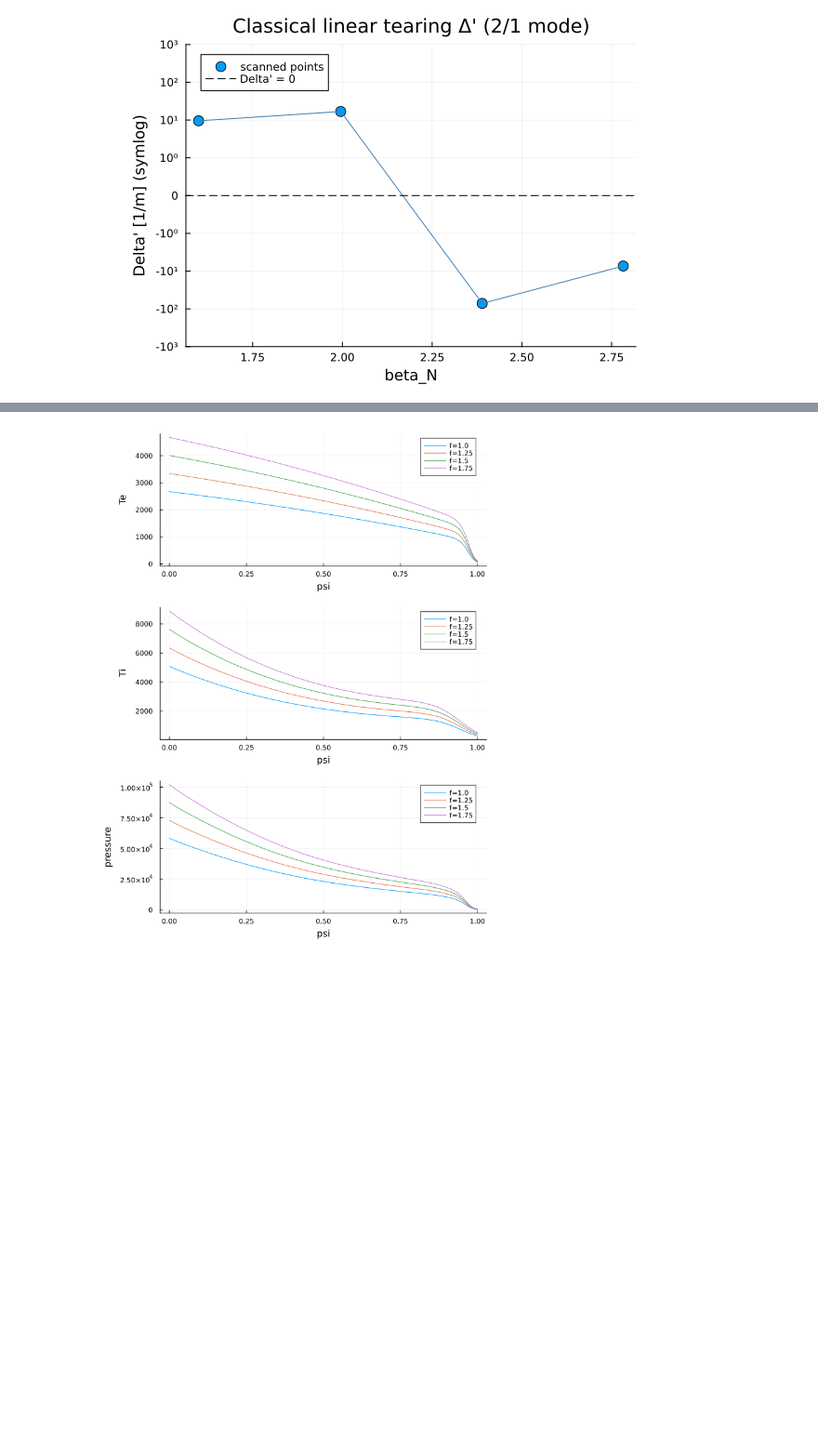
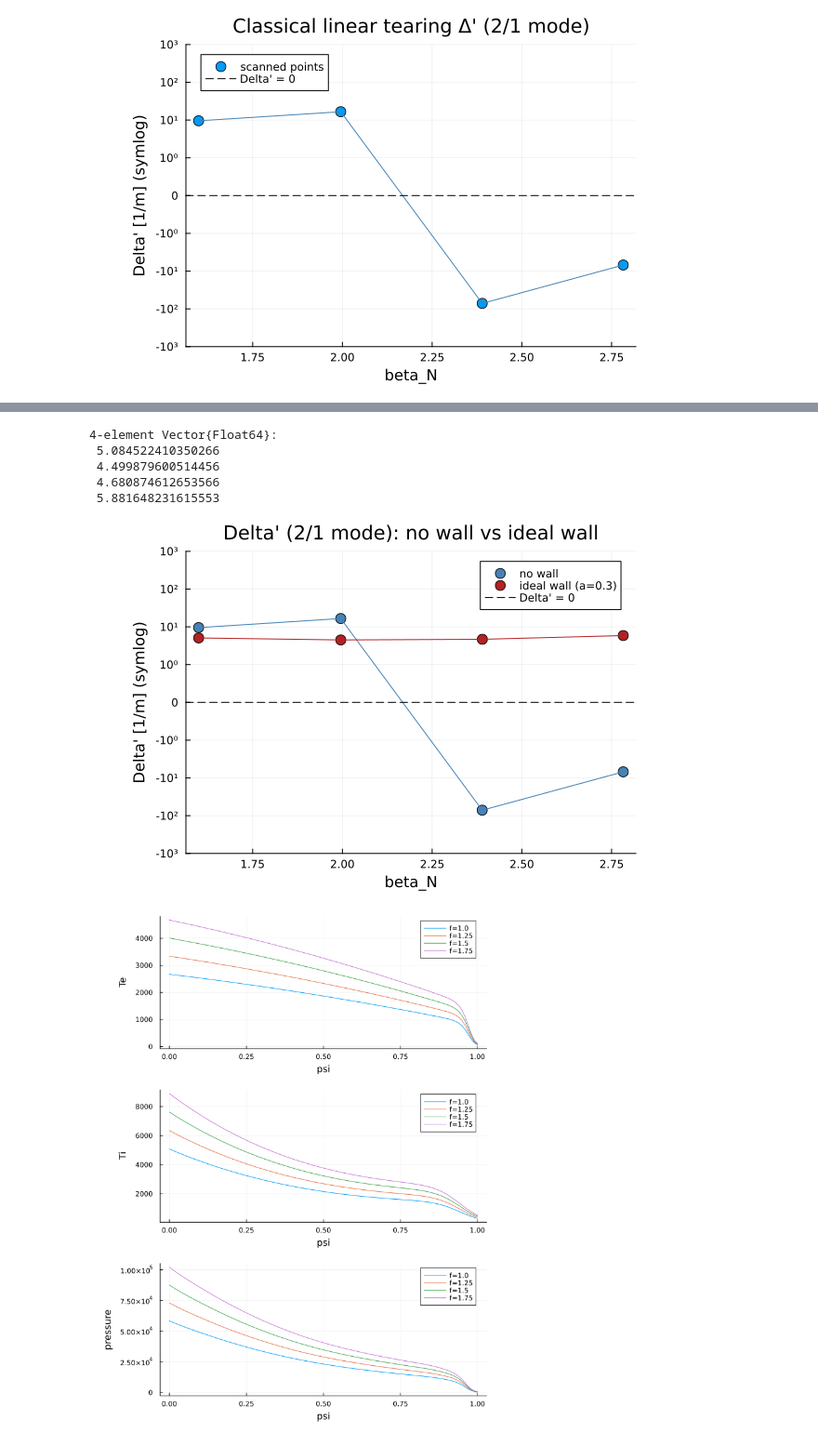
Before and after one commit to adrianaghiozzi/TokToxStability.jl, a Jupyter notebook: examples/TokToxStability_tearing_from_files.ipynb, the cells around one changed output, grey strips where cells are left out. Shown at 93% size. Cells and saved outputs as stored; diff of their text form; code cells hidden in the pictures; blank space fills up the shorter version.

```diff
--- a/examples/TokToxStability_tearing_from_files.ipynb
+++ b/examples/TokToxStability_tearing_from_files.ipynb
@@ -165,3 +165,13 @@ coarse_scan_results[1].singular_surfaces
 TokToxStability.plot_delta_prime_scan(coarse_scan_results, 2, 1)
 # %% [output]
 [figure]
+# %%
+# Compare against a wall-stabilized ("ideal wall") case at the same scanned fractions, the DIII-D
+# analogue of the no-wall/ideal-wall comparison in the ARC physics basis MHD paper. `a` is the wall
+# standoff as a fraction of the plasma minor radius (conformal wall, distance = a * minor_radius);
+# 0.3 here is an illustrative close-fitting wall, not a model of the actual DIII-D vessel.
+wall_gpec_settings = TokToxStability.GPECSettings(toroidal_mode_number = 1, wall = true, a = 0.3)
+
+# Reuse the exact fractions already scanned above so the two runs are directly comparable point-for-point.
+fractions = [r.fraction for r in coarse_scan_results]
+wall_scan_results = TokToxStability.coarse_scan(mygs, fractions, equilibrium, profiles, wall_gpec_settings; working_directory = working_directory);
@@ -168,3 +183,41 @@ TokToxStability.plot_delta_prime_scan(coarse_scan_results, 2, 1)
+# %%
+# Delta' (2/1) with the wall present, for comparison against the no-wall values a few cells up
+[TokToxStability.delta_prime_for_mode(r, 2, 1) for r in wall_scan_results]
+# %% [output]
+4-element Vector{Float64}:
+ 5.084522410350266
+ 4.499879600514456
+ 4.680874612653566
+ 5.881648231615553
+# %%
+# Overlay no-wall vs ideal-wall Delta'_(2/1) on one symlog axis (same convention as
+# plot_delta_prime_scan in plots.jl, just built here directly since it's a one-off comparison).
+nowall_beta_n = [r.beta_n for r in coarse_scan_results]
+nowall_dp     = Float64.([TokToxStability.delta_prime_for_mode(r, 2, 1) for r in coarse_scan_results])
+wall_beta_n   = [r.beta_n for r in wall_scan_results]
+wall_dp       = Float64.([TokToxStability.delta_prime_for_mode(r, 2, 1) for r in wall_scan_results])
+
+all_dp = vcat(nowall_dp, wall_dp)
+top_exp = max(1, ceil(Int, log10(maximum(d -> max(d, 0.0), all_dp))) + 1)
+bot_exp = max(1, ceil(Int, log10(maximum(d -> max(-d, 0.0), all_dp))) + 1)
+
+pos_ticks = [(TokToxStability._symlog(10.0^k), "10" * TokToxStability._superscript(k)) for k in 0:top_exp]
+neg_ticks = [(TokToxStability._symlog(-10.0^k), "-10" * TokToxStability._superscript(k)) for k in 0:bot_exp]
+all_ticks = vcat([(0.0, "0")], pos_ticks, neg_ticks)
+yticks = ([t[1] for t in all_ticks], [t[2] for t in all_ticks])
+
+p = plot(nowall_beta_n, TokToxStability._symlog.(nowall_dp); seriestype=:scatter, markersize=6,
+         label="no wall", color=:steelblue,
+         xlabel="beta_N", ylabel="Delta' [1/m] (symlog)", title="Delta' (2/1 mode): no wall vs ideal wall",
+         yticks=yticks, ylims=(TokToxStability._symlog(-10.0^bot_exp), TokToxStability._symlog(10.0^top_exp)),
+         legend=:topright, leftmargin=12Plots.mm)
+plot!(p, nowall_beta_n, TokToxStability._symlog.(nowall_dp); label=nothing, color=:steelblue, linewidth=1)
+plot!(p, wall_beta_n, TokToxStability._symlog.(wall_dp); seriestype=:scatter, markersize=6,
+      label="ideal wall (a=0.3)", color=:firebrick)
+plot!(p, wall_beta_n, TokToxStability._symlog.(wall_dp); label=nothing, color=:firebrick, linewidth=1)
+hline!(p, [0.0]; label="Delta' = 0", color=:black, linestyle=:dash)
+# %% [output]
+[figure, added]
 # %%
 TokToxStability.plot_profiles(coarse_scan_results)
 # %% [output]
```
Also changed, not shown: parts of 6 cells of this notebook.
